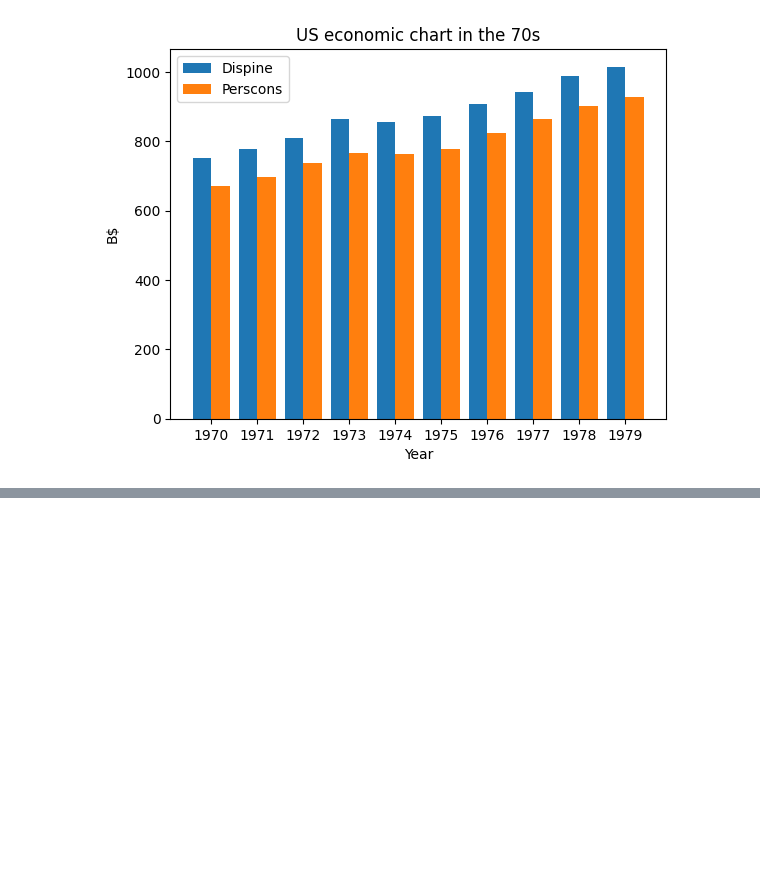
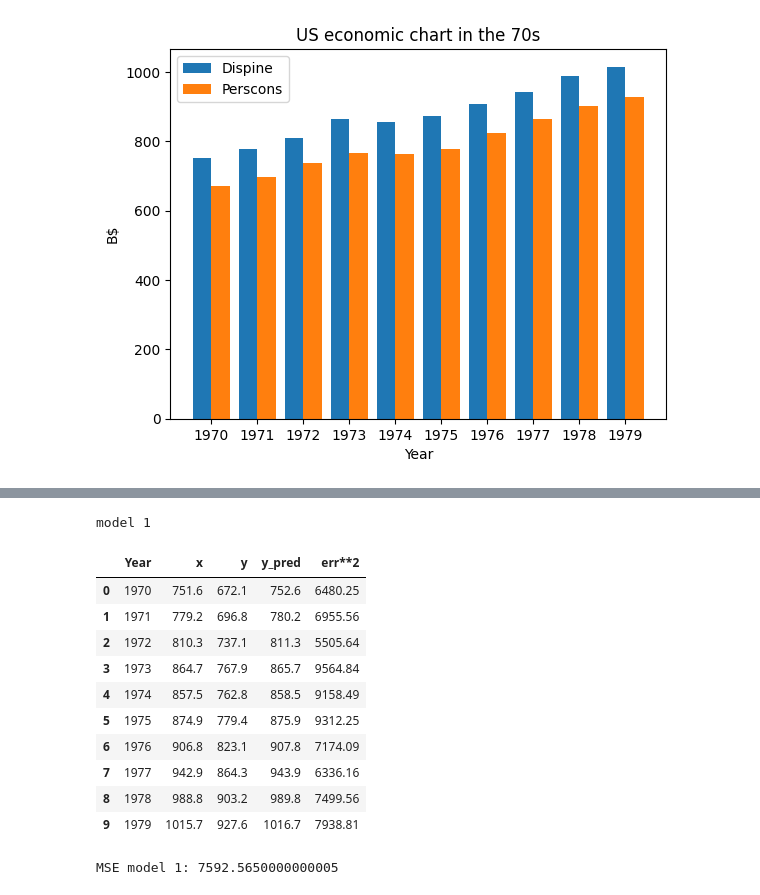
Before and after one commit to UIT20521737/ml_learning, a Jupyter notebook: bai2.ipynb, the cells around one changed output, grey strips where cells are left out. Cells and saved outputs as stored; diff of their text form; code cells hidden in the pictures; blank space fills up the shorter version.

```diff
--- a/bai2.ipynb
+++ b/bai2.ipynb
@@ -39,0 +62,26 @@ plt.show()
+# %%
+def h(x, w0, w1):
+    y = x*w1 + w0
+    return y
+# %%
+w0 = 1
+w1 = 1
+print('model 1')
+df['y_pred'] = h(x, w0, w1)
+df['err**2'] = (df['y'] - df['y_pred'])**2
+display(df)
+print(f'MSE model 1: {df["err**2"].mean()}')
+# %% [output]
+model 1
+|  | Year | x | y | y_pred | err**2 |
+| 0 | 1970 | 751.6 | 672.1 | 752.6 | 6480.25 |
+| 1 | 1971 | 779.2 | 696.8 | 780.2 | 6955.56 |
+| 2 | 1972 | 810.3 | 737.1 | 811.3 | 5505.64 |
+| 3 | 1973 | 864.7 | 767.9 | 865.7 | 9564.84 |
+| 4 | 1974 | 857.5 | 762.8 | 858.5 | 9158.49 |
+| 5 | 1975 | 874.9 | 779.4 | 875.9 | 9312.25 |
+| 6 | 1976 | 906.8 | 823.1 | 907.8 | 7174.09 |
+| 7 | 1977 | 942.9 | 864.3 | 943.9 | 6336.16 |
+| 8 | 1978 | 988.8 | 903.2 | 989.8 | 7499.56 |
+| 9 | 1979 | 1015.7 | 927.6 | 1016.7 | 7938.81 |
+MSE model 1: 7592.5650000000005
```
Also changed, not shown: parts of 10 cells of this notebook, 1 other file.
